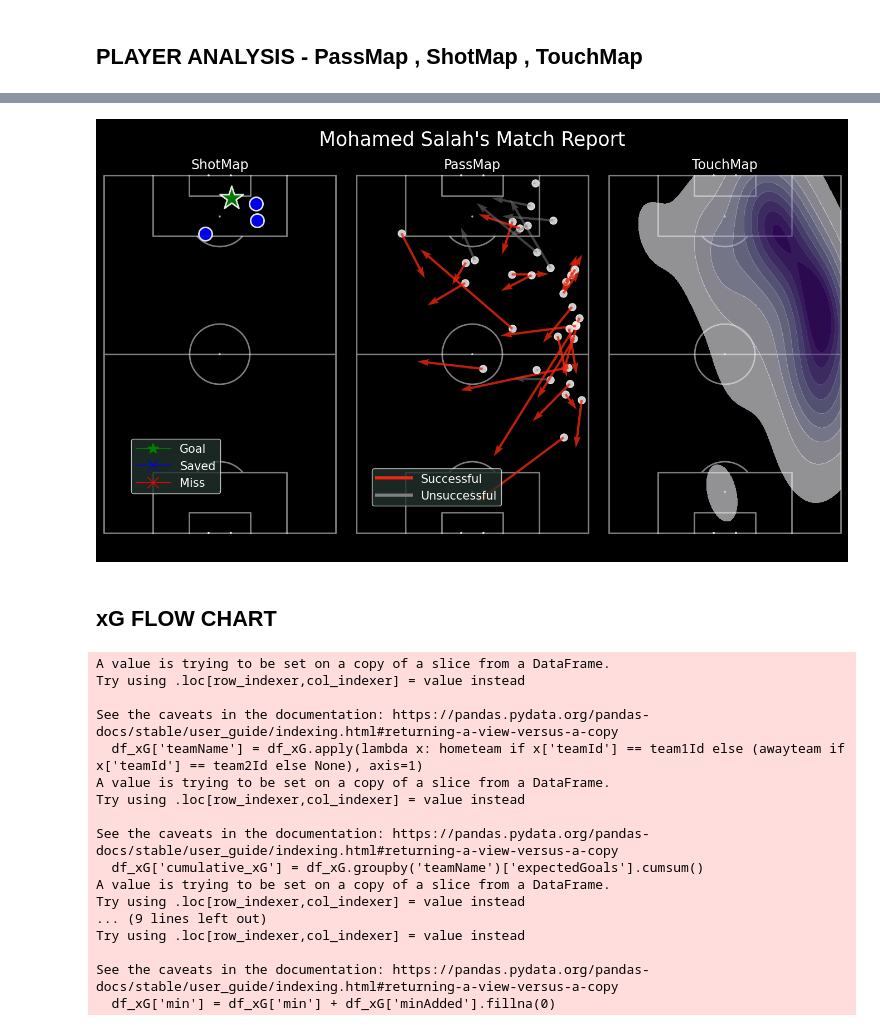
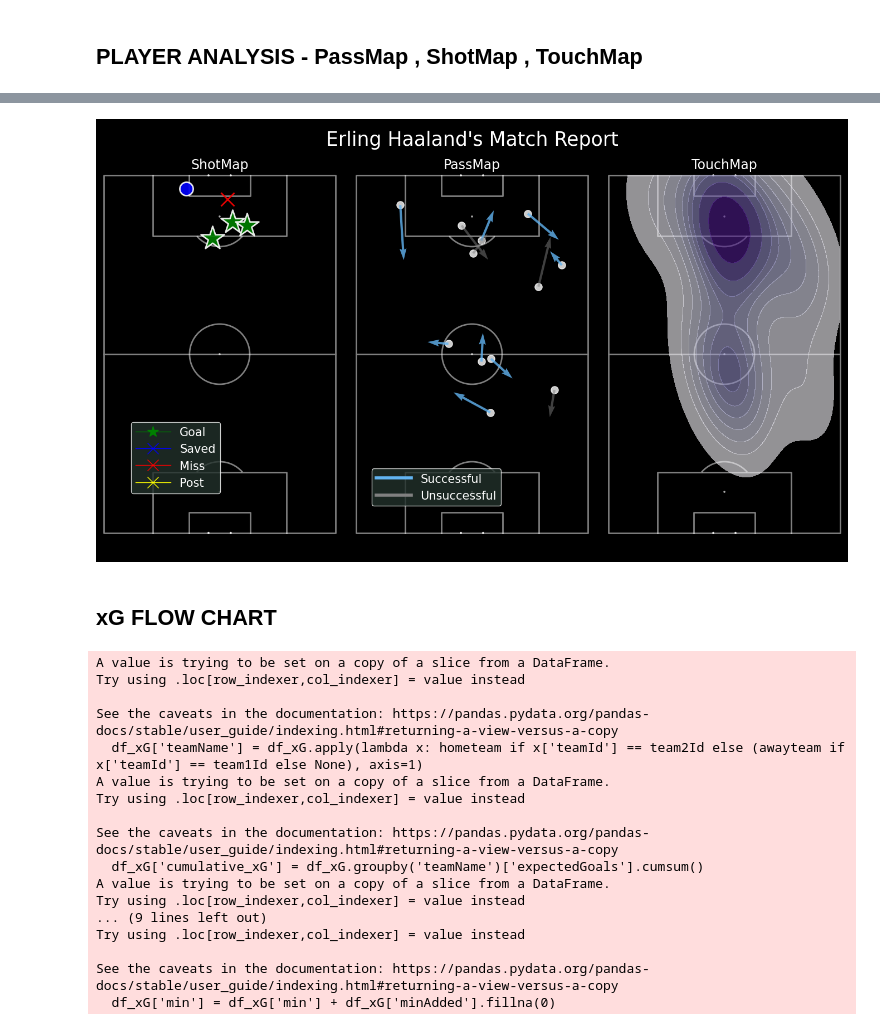
Before and after one commit to ishdeep-10/IndianCitizen, a Jupyter notebook: DataViz/MatchReportV2.ipynb, the cells around one changed output, grey strips where cells are left out. Drawn from its saved outputs; the diff is of its cells as text; code cells hidden in the pictures.

```diff
--- a/DataViz/MatchReportV2.ipynb
+++ b/DataViz/MatchReportV2.ipynb
@@ -822,0 +1107,32 @@ plt.savefig(f'C:/Users/acer/Documents/GitHub/IndianCitizen/MatchReports/EUROS-24
+# %%
+pitch = Pitch(pitch_color='black', line_color='white')
+angle, distance = pitch.calculate_angle_and_distance(df_pass.x, df_pass.y, df_pass.end_x,
+                                                     df_pass.end_y)
+# stats for passes
+bins = (6, 4, 5)
+bs_count_all = pitch.bin_statistic_sonar(df_pass.x, df_pass.y, angle, bins=bins, center=True)
+bs_success = pitch.bin_statistic_sonar(df_pass.x, df_pass.y, angle, values=df_pass.success,
+                                       statistic='mean', bins=bins, center=True)
+bs_distance = pitch.bin_statistic_sonar(df_pass.x, df_pass.y, angle, values=distance,
+                                        statistic='mean', bins=bins, center=True)
+# %%
+fig, ax = pitch.draw(figsize=(16, 9))
+fig.set_facecolor('black')
+axs = pitch.sonar_grid(bs_distance,
+                       # here we set the color of the slices based on the % success of the pass
+                       stats_color=bs_success, cmap='viridis', ec='#202020',
+                       # we set the color map to be mapped from 0% to 100%
+                       # rather than the default min/max of the values
+                       vmin=0, vmax=1,
+                       # the axis minimum and maximum are set automatically to the min/max
+                       # here we set it explicity to 0 and 50 units
+                       rmin=0, rmax=50,
+                       zorder=3,  # slices appear above the axis lines
+                       width=15,
+                       # the size of the sonar axis in data coordinates. Can use height instead
+                       ax=ax)
+
+fig.suptitle(f"Man City's Sonar Pass Map", fontsize = 40,color='white')
+fig.text(0.15,0.01,"Slice Color -> % Success of Pass",fontsize=20,color='white')
+fig.text(0.55,0.01,"Slice Length -> Distance of Pass",fontsize=20,color='white')
+plt.savefig(f'C:/Users/acer/Documents/GitHub/IndianCitizen/MatchReports/CityHome/24-08-2024/SonarPassmap.png',dpi=500,bbox_inches = 'tight',facecolor=background)
@@ -918,6 +1235,8 @@ def player_shotmap(ax,df,player):
                 pitch.scatter(row['y'], row['x'], color='blue', s=300, edgecolor='white', linewidth=2, alpha=0.9,marker='o',ax=ax)
             elif row['type'] == 'MissedShots':
                 pitch.scatter(row['y'], row['x'], color='red', s=300, edgecolor='white', linewidth=2, alpha=0.9,marker='x',ax=ax)
+            elif row['type'] == 'ShotOnPost':
+                pitch.scatter(row['y'], row['x'], color='yellow', s=300, edgecolor='white', linewidth=2, alpha=0.9,marker='x',ax=ax)
 
 def player_passmap(ax,df,player):
     for index,row in df.iterrows():
@@ -973,7 +1292,8 @@ def player_report(player):
     legend_elements_1 = [
         Line2D([0], [0], color='green', lw=1,marker='*',markersize=15, label='Goal'),
         Line2D([0], [0], color='blue', lw=1,marker='x',markersize=15, label='Saved'),
-        Line2D([0], [0], color='red', lw=1,marker='x',markersize=15, label='Miss')
+        Line2D([0], [0], color='red', lw=1,marker='x',markersize=15, label='Miss'),
+        Line2D([0], [0], color='yellow', lw=1,marker='x',markersize=15, label='Post')
     ]
     axs['pitch'][0].legend(handles=legend_elements_1, facecolor='#22312b', handlelength=3, edgecolor='white', fontsize=15, loc='lower left',labelcolor='w',bbox_to_anchor=(0.1, 0.1))
     #axs['pitch'][0].legend(facecolor='#22312b', handlelength=3, edgecolor='white', fontsize=16, loc='upper left',labelcolor='w',bbox_to_anchor=(0.06, 0.95))
@@ -999,7 +1319,7 @@ def player_report(player):
     pitch.kdeplot(df.x, df.y, ax=axs['pitch'][2], cmap='Purples',fill=True,levels=10,alpha=0.6)
     #pitch.scatter(df.x, df.y,color='green', s=500, edgecolor='white', linewidth=2, alpha=0.9,marker='o',ax=axs['pitch'][2])
 
-    #plt.savefig(f'C:/Users/acer/Documents/GitHub/IndianCitizen/MatchReports/EUROS-24/{team1}V{team2}/{player}_Report.png',dpi=500,bbox_inches = 'tight',facecolor=background)
+    plt.savefig(f'C:/Users/acer/Documents/GitHub/IndianCitizen/MatchReports/CityAway/31-08-2024/{player}Report.png',dpi=500,bbox_inches = 'tight',facecolor=background)
 # %%
 df_whoscored['player'].unique()
 # %% [output]
@@ -1016,14 +1336,14 @@ array([nan, 'Dominik Szoboszlai', 'Axel Tuanzebe', 'Alisson Becker',
 # %%
-player_report('Mohamed Salah')
+player_report('Erling Haaland')
 # %% [output]
-[figure, old version]
+[figure, new version]
 # %% [markdown]
 ## xG FLOW CHART
 # %%
 team1Id, team2Id = df_shots.teamId.unique()
 # %%
 df_xG = df_shots[['teamId','playerName','min','expectedGoals','expectedGoalsOnTarget','eventType','minAdded','isOwnGoal','situation']]
-df_xG['teamName'] = df_xG.apply(lambda x: hometeam if x['teamId'] == team1Id else (awayteam if x['teamId'] == team2Id else None), axis=1)
+df_xG['teamName'] = df_xG.apply(lambda x: hometeam if x['teamId'] == team2Id else (awayteam if x['teamId'] == team1Id else None), axis=1)
 
 df_xG['cumulative_xG'] = df_xG.groupby('teamName')['expectedGoals'].cumsum()
 df_xG['cumulative_xGOT'] = df_xG.groupby('teamName')['expectedGoalsOnTarget'].cumsum()
@@ -1036,7 +1356,7 @@ A value is trying to be set on a copy of a slice from a DataFrame.
 Try using .loc[row_indexer,col_indexer] = value instead
 
 See the caveats in the documentation: https://pandas.pydata.org/pandas-docs/stable/user_guide/indexing.html#returning-a-view-versus-a-copy
-  df_xG['teamName'] = df_xG.apply(lambda x: hometeam if x['teamId'] == team1Id else (awayteam if x['teamId'] == team2Id else None), axis=1)
+  df_xG['teamName'] = df_xG.apply(lambda x: hometeam if x['teamId'] == team2Id else (awayteam if x['teamId'] == team1Id else None), axis=1)
 A value is trying to be set on a copy of a slice from a DataFrame.
 Try using .loc[row_indexer,col_indexer] = value instead
 
```
Also changed, not shown: parts of 39 cells of this notebook, 32 other files.
